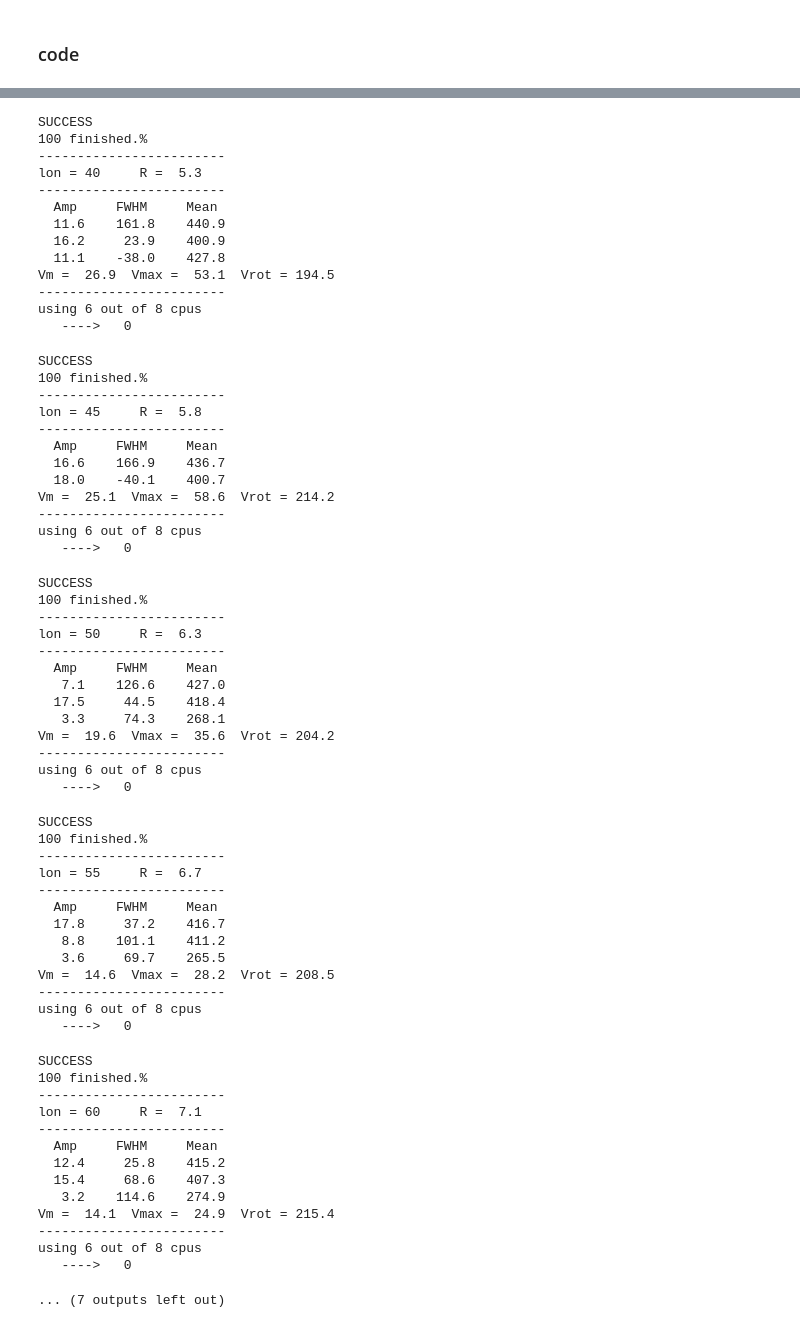
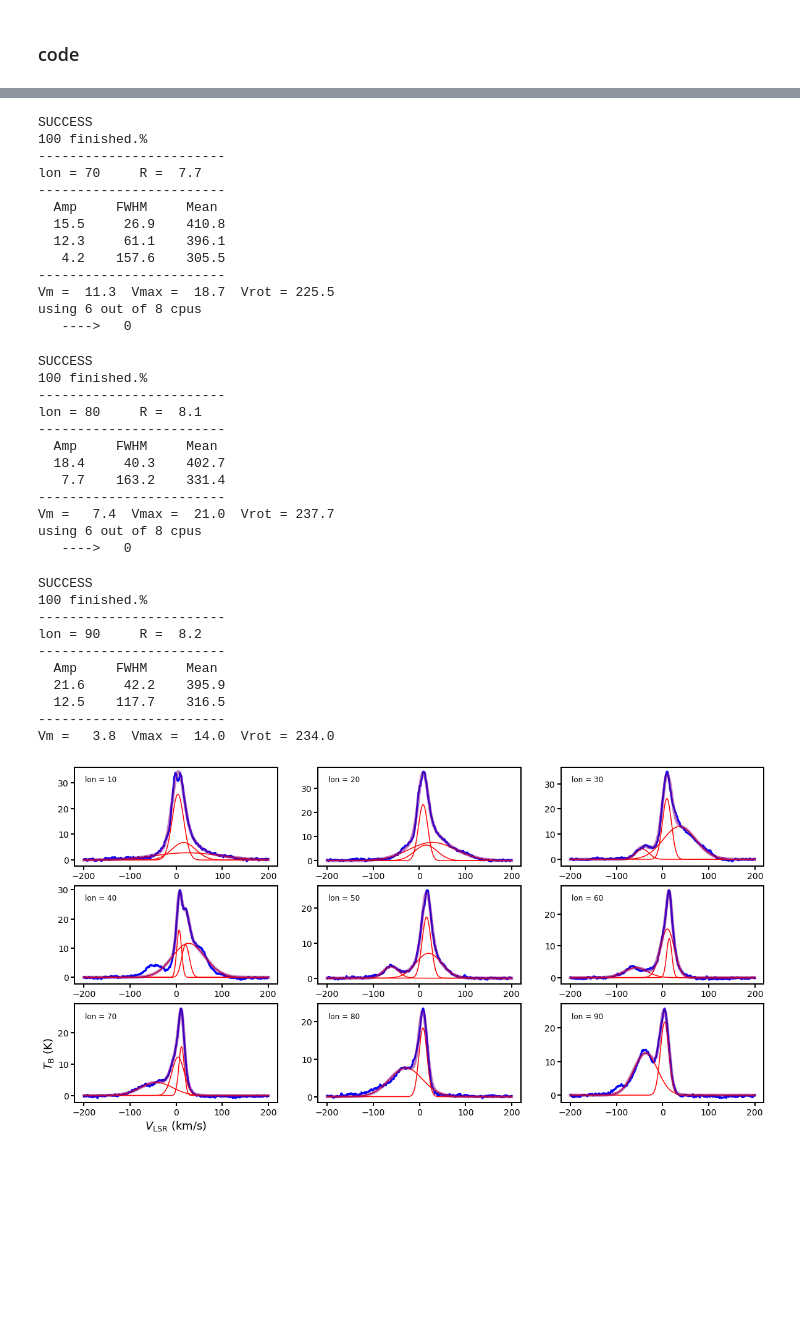
Before and after one commit to interstellarmedium/HI_telescope, a Jupyter notebook: notebooks/rotation_curve.ipynb, the cells around one changed output, grey strips where cells are left out. Saved outputs shown, nothing was run; the diff lists cells and outputs as text; code cells hidden in the pictures; blank space fills up the shorter version.

```diff
--- a/notebooks/rotation_curve.ipynb
+++ b/notebooks/rotation_curve.ipynb
@@ -70,6 +57,11 @@ ny = math.ceil(n/nx)
 sx = 20
 sy = 0.5 * sx * ny / nx
 fig = plt.figure(figsize=(sx,sy))
+
+# plot a single position for the title page of the instruction guide
+#lon = [30]
+#n = nx = ny = 1
+#fig = plt.figure(figsize=(12,3))
 
 R1 = np.zeros(n)
 vmax1 = np.zeros(n)
@@ -85,6 +77,9 @@ for i,l in enumerate(lon):
     T = T[crop]
     ax.plot(v, T, color='blue', lw=3, zorder=0)
     ax.text(0.05, 0.85, str('lon = {0}'.format(l)), fontsize=12, transform=ax.transAxes)
+    if i==6:
+        ax.set_xlabel(r'$V_{\rm LSR}$ (km/s)')
+        ax.set_ylabel(r'$T_{\rm B}$ (K)')
 
     # write it out in the format that gausspy wants to process
     pfile = 'lon'+str(l)+'.pickle'
@@ -100,6 +95,7 @@ for i,l in enumerate(lon):
     pickle.dump(data, open(pfile, 'wb'))
 
     # run GaussPy
+    # (note that it works on a pickle file which is why we have to write one out and then read it back in...)
     data_decomp = g.batch_decomposition(pfile)
     means_fit = unravel(data_decomp['means_fit'])
     amps_fit = unravel(data_decomp['amplitudes_fit'])
@@ -214,70 +212,41 @@ Vm =  28.5  Vmax =  61.1  Vrot = 187.2
 using 6 out of 8 cpus
    ---->   0
 SUCCESS
 100 finished.%
 ------------------------
-lon = 40     R =  5.3
+lon = 70     R =  7.7
 ------------------------
   Amp     FWHM     Mean
-  11.6    161.8    440.9
-  16.2     23.9    400.9
-  11.1    -38.0    427.8
-Vm =  26.9  Vmax =  53.1  Vrot = 194.5
+  15.5     26.9    410.8
+  12.3     61.1    396.1
+   4.2    157.6    305.5
 ------------------------
+Vm =  11.3  Vmax =  18.7  Vrot = 225.5
 using 6 out of 8 cpus
    ---->   0
 SUCCESS
 100 finished.%
 ------------------------
-lon = 45     R =  5.8
+lon = 80     R =  8.1
 ------------------------
   Amp     FWHM     Mean
-  16.6    166.9    436.7
-  18.0    -40.1    400.7
-Vm =  25.1  Vmax =  58.6  Vrot = 214.2
+  18.4     40.3    402.7
+   7.7    163.2    331.4
 ------------------------
+Vm =   7.4  Vmax =  21.0  Vrot = 237.7
 using 6 out of 8 cpus
    ---->   0
 SUCCESS
 100 finished.%
 ------------------------
-lon = 50     R =  6.3
+lon = 90     R =  8.2
 ------------------------
   Amp     FWHM     Mean
-   7.1    126.6    427.0
-  17.5     44.5    418.4
-   3.3     74.3    268.1
-Vm =  19.6  Vmax =  35.6  Vrot = 204.2
+  21.6     42.2    395.9
+  12.5    117.7    316.5
 ------------------------
-using 6 out of 8 cpus
-   ---->   0
+Vm =   3.8  Vmax =  14.0  Vrot = 234.0
-SUCCESS
-100 finished.%
-------------------------
-lon = 55     R =  6.7
-------------------------
-  Amp     FWHM     Mean
-  17.8     37.2    416.7
-   8.8    101.1    411.2
-   3.6     69.7    265.5
-Vm =  14.6  Vmax =  28.2  Vrot = 208.5
-------------------------
-using 6 out of 8 cpus
-   ---->   0
-SUCCESS
-100 finished.%
-------------------------
-lon = 60     R =  7.1
-------------------------
-  Amp     FWHM     Mean
-  12.4     25.8    415.2
-  15.4     68.6    407.3
-   3.2    114.6    274.9
-Vm =  14.1  Vmax =  24.9  Vrot = 215.4
-------------------------
-using 6 out of 8 cpus
-   ---->   0
-... (7 outputs left out)
+[figure, added]
 # %%
 # radial velocity vs radius
 plt.plot(R1, vmax1, 'bo')
```
Also changed, not shown: parts of 8 cells of this notebook, 6 other files.
